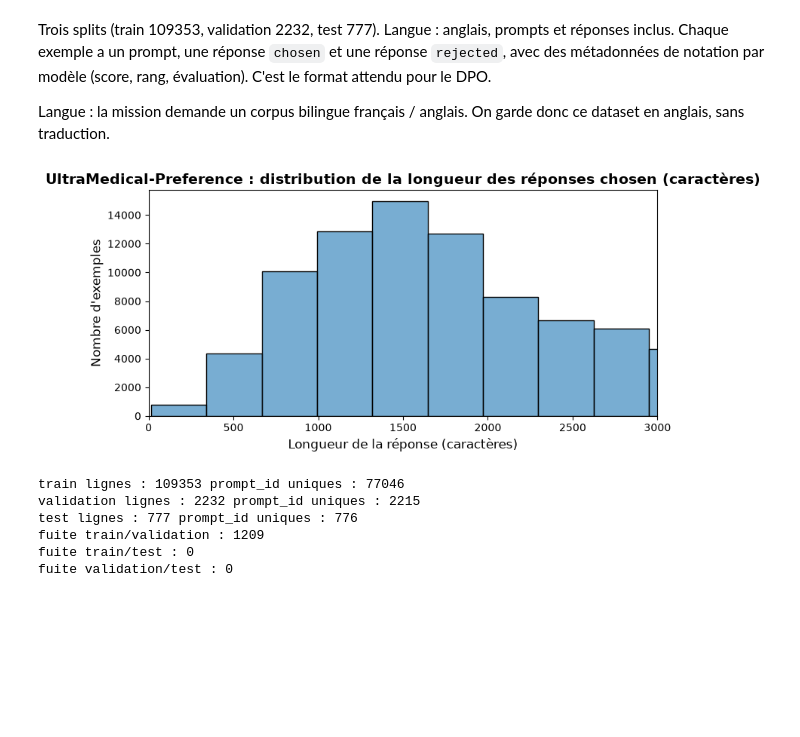
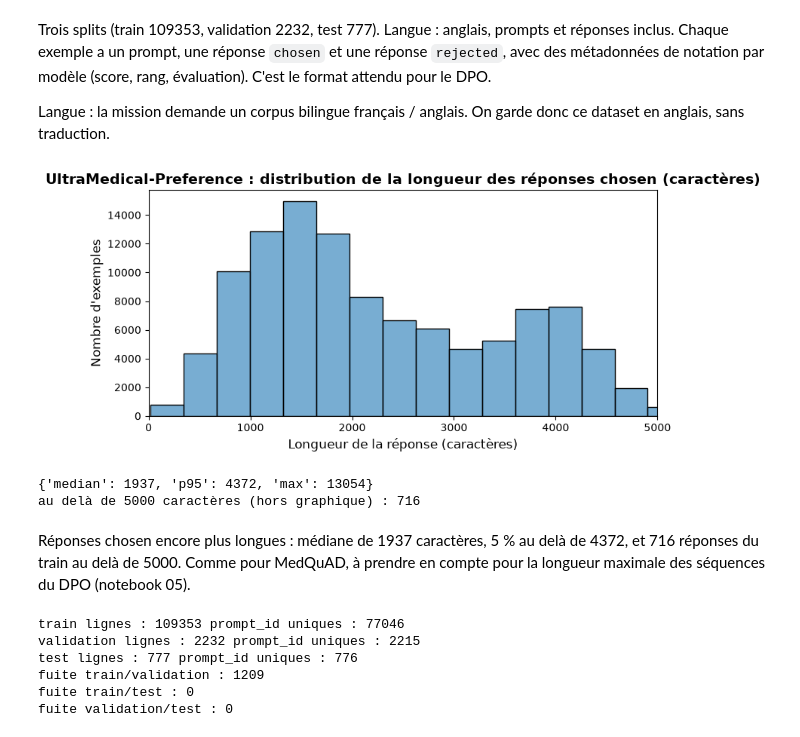
Before and after one commit to RaphaelRIVIERE/llm-finetuning, a Jupyter notebook: notebooks/01_exploration_sources.ipynb, the cells around one changed output. Cells and saved outputs as stored; diff of their text form; code cells hidden in the pictures; blank space fills up the shorter version.

```diff
--- a/notebooks/01_exploration_sources.ipynb
+++ b/notebooks/01_exploration_sources.ipynb
@@ -40,3 +43,7 @@ True
+# %%
+def length_percentiles(lengths):
+    """Médiane, 95e percentile et maximum d'une série de longueurs (en caractères)."""
+    return {"median": int(lengths.median()), "p95": int(lengths.quantile(0.95)), "max": int(lengths.max())}
 # %% [markdown]
 ## MediQAl (FR)
 # %% [markdown]
@@ -50,4 +58,9 @@ Pour l'instant je charge seulement `oeq`. Raison : c'est le format le plus proch
 # %%
 mediqal = load_dataset("ANR-MALADES/MediQAl", "oeq", revision=REVISIONS["ANR-MALADES/MediQAl"])
-mediqal
+mediqal_mcq = {
+    config: load_dataset("ANR-MALADES/MediQAl", config, revision=REVISIONS["ANR-MALADES/MediQAl"])
+    for config in ["mcqm", "mcqu"]
+}
+for config, dataset in [("oeq", mediqal)] + list(mediqal_mcq.items()):
+    print(config, {split: len(data) for split, data in dataset.items()})
 # %% [output]
@@ -155,0 +194,4 @@ mediqal/test : 20 exemples tirés au hasard écrits dans /home/rapha/ia-engineer
+# %%
+for config, dataset in mediqal_mcq.items():
+    print(config)
+    display(dataset["train"][0])
@@ -155,0 +225,15 @@ mediqal/test : 20 exemples tirés au hasard écrits dans /home/rapha/ia-engineer
+# %%
+for config, dataset in mediqal_mcq.items():
+    answers_by_mcq = defaultdict(set)
+    rows = 0
+    without_case = 0
+    for split_data in dataset.values():
+        for ex in split_data:
+            rows += 1
+            without_case += not ex["clinical_case"]
+            mcq = (ex["clinical_case"], ex["question"], tuple(ex[f"answer_{letter}"] for letter in "abcde"))
+            answers_by_mcq[mcq].add(ex["correct_answers"])
+    contradictory = sum(1 for answers in answers_by_mcq.values() if len(answers) > 1)
+    print(config, "lignes :", rows, "| sans cas clinique :", without_case,
+          "| uniques (cas, question, propositions) :", len(answers_by_mcq),
+          "| doublons aux bonnes réponses différentes :", contradictory)
@@ -393,23 +581,30 @@ Trois splits (train 109353, validation 2232, test 777). Langue : anglais, prompt
 
 Langue : la mission demande un corpus bilingue français / anglais. On garde donc ce dataset en anglais, sans traduction.
 # %%
-longueurs_ultramedical = pd.DataFrame({
-    "longueur": [len(ex["chosen"][-1]["content"]) for ex in preference_data]
+lengths_ultramedical = pd.DataFrame({
+    "length": [len(ex["chosen"][-1]["content"]) for ex in preference_data]
 })
 
 fig, ax = plt.subplots(figsize=(8, 4))
 create_histplot(
-    longueurs_ultramedical, ax, x="longueur",
+    lengths_ultramedical, ax, x="length",
     title="UltraMedical-Preference : distribution de la longueur des réponses chosen (caractères)",
     xlabel="Longueur de la réponse (caractères)", ylabel="Nombre d'exemples",
     bins=40, show_legend=False,
 )
-ax.set_xlim(0, 3000)
+ax.set_xlim(0, 5000)
 plt.tight_layout()
 save_figure(fig, "01_exploration_sources/ultramedical_longueur_chosen")
 plt.show()
+
+print(length_percentiles(lengths_ultramedical["length"]))
+print("au delà de 5000 caractères (hors graphique) :", (lengths_ultramedical["length"] > 5000).sum())
 # %% [output]
-[figure, old version]
+[figure, new version]
+{'median': 1937, 'p95': 4372, 'max': 13054}
+au delà de 5000 caractères (hors graphique) : 716
+# %% [markdown]
+Réponses chosen encore plus longues : médiane de 1937 caractères, 5 % au delà de 4372, et 716 réponses du train au delà de 5000. Comme pour MedQuAD, à prendre en compte pour la longueur maximale des séquences du DPO (notebook 05).
 # %%
 ids = {name: set(split_data["prompt_id"]) for name, split_data in ultramedical_preference.items()}
 for name, split_data in ultramedical_preference.items():
```
Also changed, not shown: parts of 70 cells of this notebook, 9 other files.
